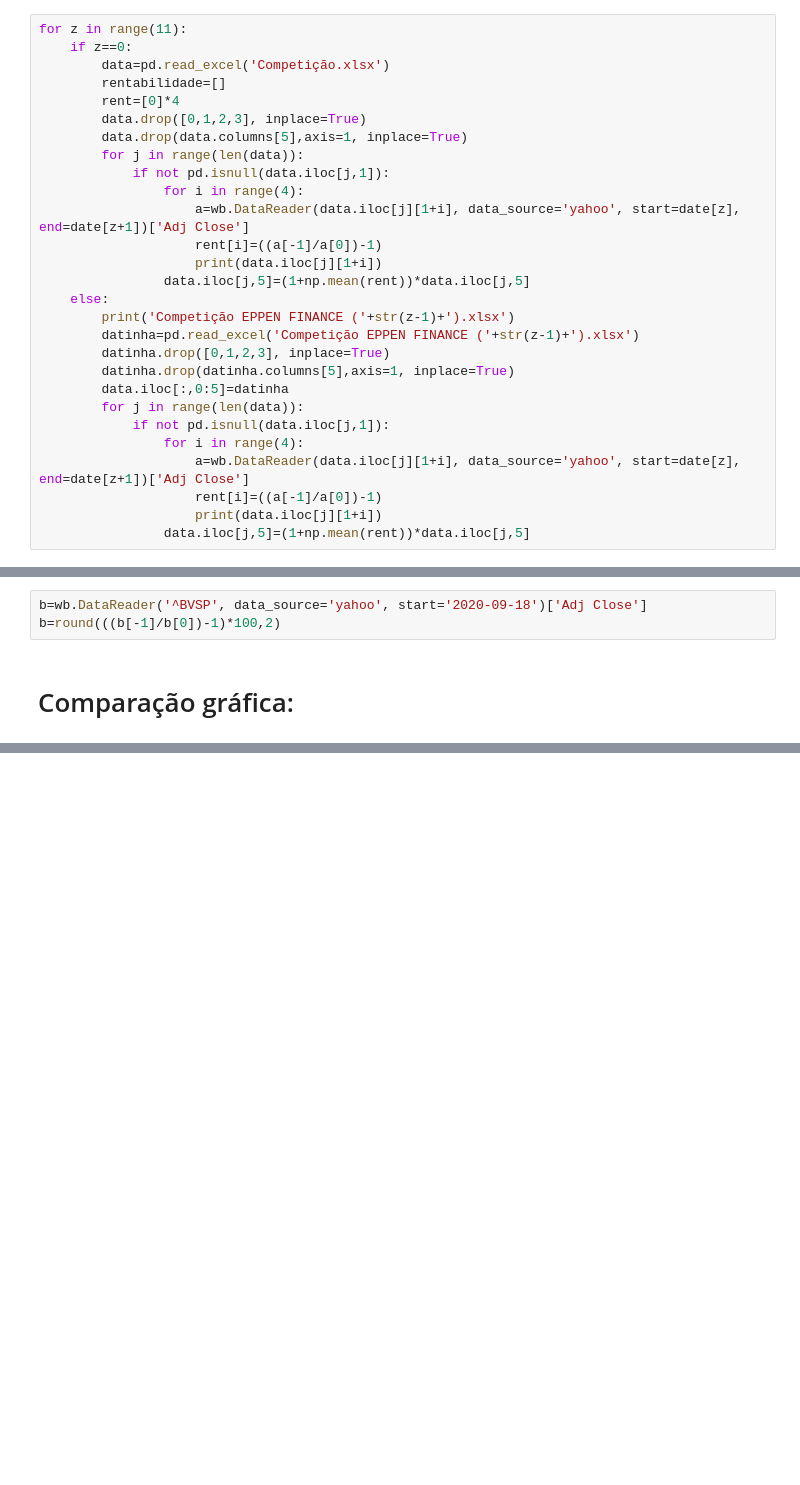
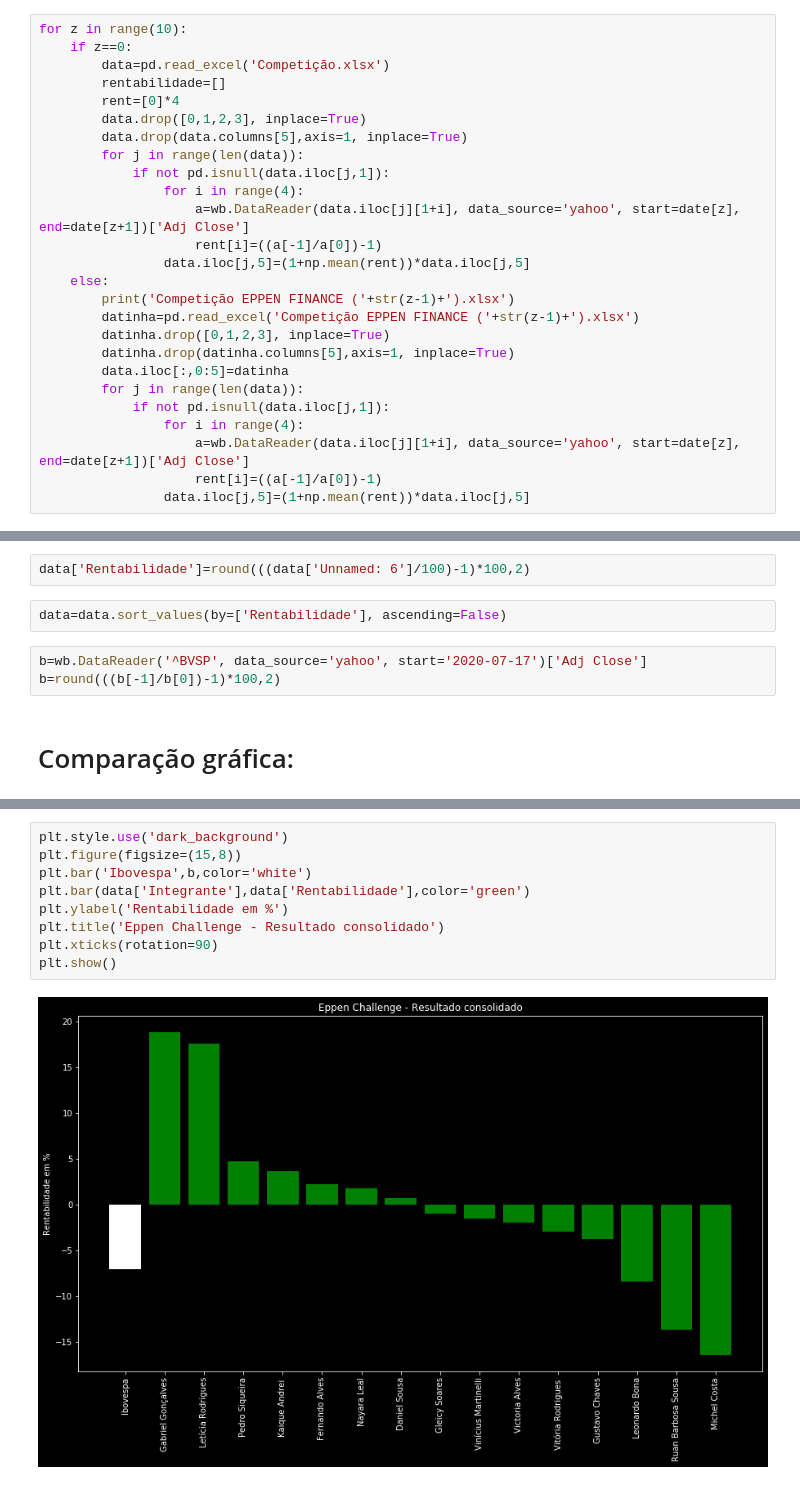
Before and after one commit to GuitosFritos/Eppen-Finance, a Jupyter notebook: Competição de portfólios.ipynb, the cells around one changed output, grey strips where cells are left out. Saved outputs shown, nothing was run; the diff lists cells and outputs as text; blank space fills up the shorter version.

```diff
--- a/Competição de portfólios.ipynb
+++ b/Competição de portfólios.ipynb
@@ -6,7 +6,7 @@ from pandas_datareader import data as wb
 # %%
 date=['2020-07-17','2020-07-24','2020-07-31','2020-08-07','2020-08-14','2020-08-21','2020-08-28','2020-09-04','2020-09-11','2020-09-18','2020-09-25']
 # %%
-for z in range(11):
+for z in range(10):
     if z==0:
         data=pd.read_excel('Competição.xlsx')
         rentabilidade=[]
@@ -18,7 +18,6 @@ for z in range(11):
                 for i in range(4):
                     a=wb.DataReader(data.iloc[j][1+i], data_source='yahoo', start=date[z], end=date[z+1])['Adj Close']
                     rent[i]=((a[-1]/a[0])-1)
-                    print(data.iloc[j][1+i])
                 data.iloc[j,5]=(1+np.mean(rent))*data.iloc[j,5]
     else:
         print('Competição EPPEN FINANCE ('+str(z-1)+').xlsx')
@@ -31,6 +30,5 @@ for z in range(11):
                 for i in range(4):
                     a=wb.DataReader(data.iloc[j][1+i], data_source='yahoo', start=date[z], end=date[z+1])['Adj Close']
                     rent[i]=((a[-1]/a[0])-1)
-                    print(data.iloc[j][1+i])
                 data.iloc[j,5]=(1+np.mean(rent))*data.iloc[j,5]
 # %% [output]
@@ -54,5 +44,9 @@ Competição EPPEN FINANCE (5).xlsx
+# %%
+data['Rentabilidade']=round(((data['Unnamed: 6']/100)-1)*100,2)
+# %%
+data=data.sort_values(by=['Rentabilidade'], ascending=False)
 # %%
-b=wb.DataReader('^BVSP', data_source='yahoo', start='2020-09-18')['Adj Close']
+b=wb.DataReader('^BVSP', data_source='yahoo', start='2020-07-17')['Adj Close']
 b=round(((b[-1]/b[0])-1)*100,2)
 # %% [markdown]
 # Comparação gráfica:
@@ -67,0 +53,11 @@ plt.show()
+# %%
+plt.style.use('dark_background')
+plt.figure(figsize=(15,8))
+plt.bar('Ibovespa',b,color='white')
+plt.bar(data['Integrante'],data['Rentabilidade'],color='green')
+plt.ylabel('Rentabilidade em %')
+plt.title('Eppen Challenge - Resultado consolidado')
+plt.xticks(rotation=90)
+plt.show()
+# %% [output]
+[figure, added]
```
Also changed, not shown: parts of 2 cells of this notebook.
